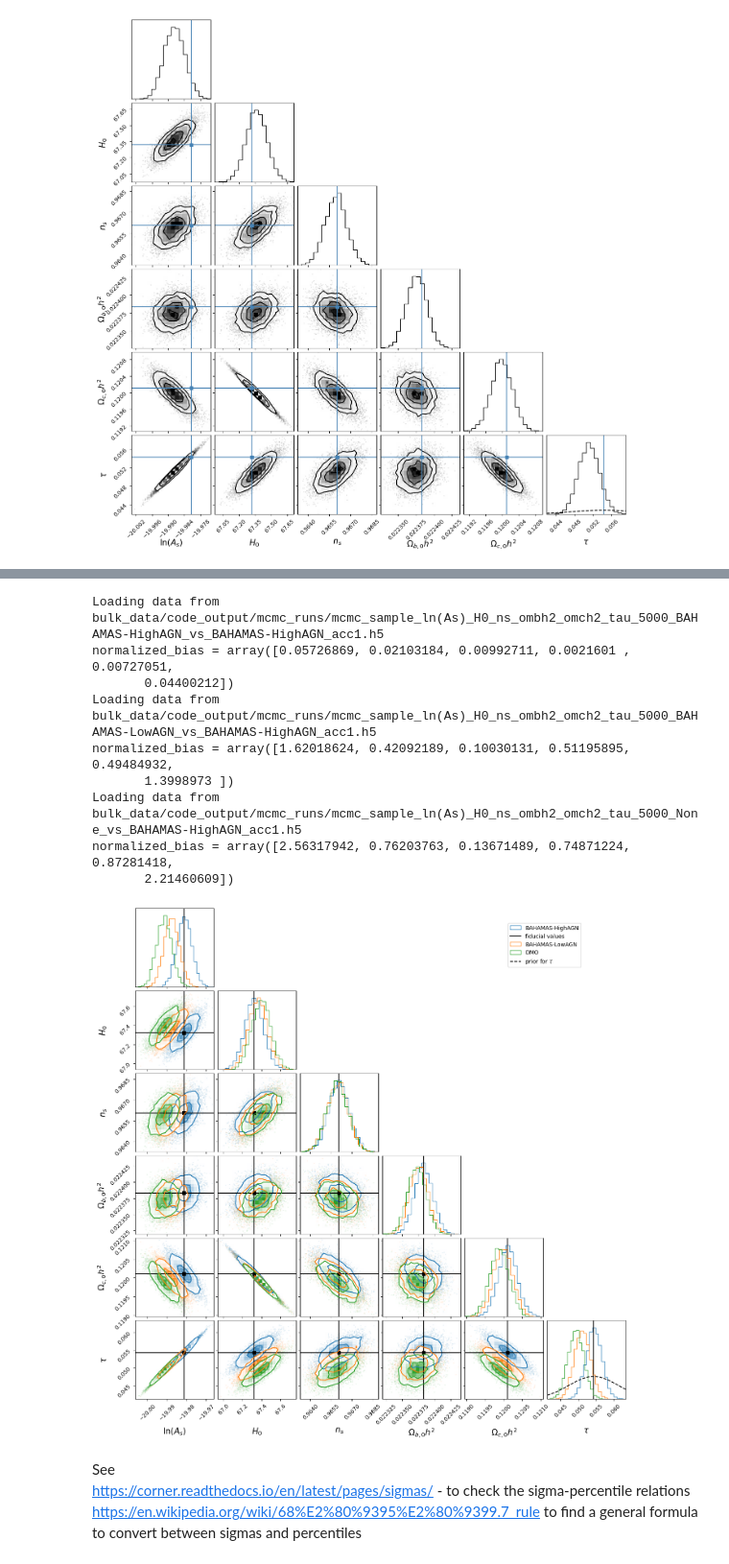
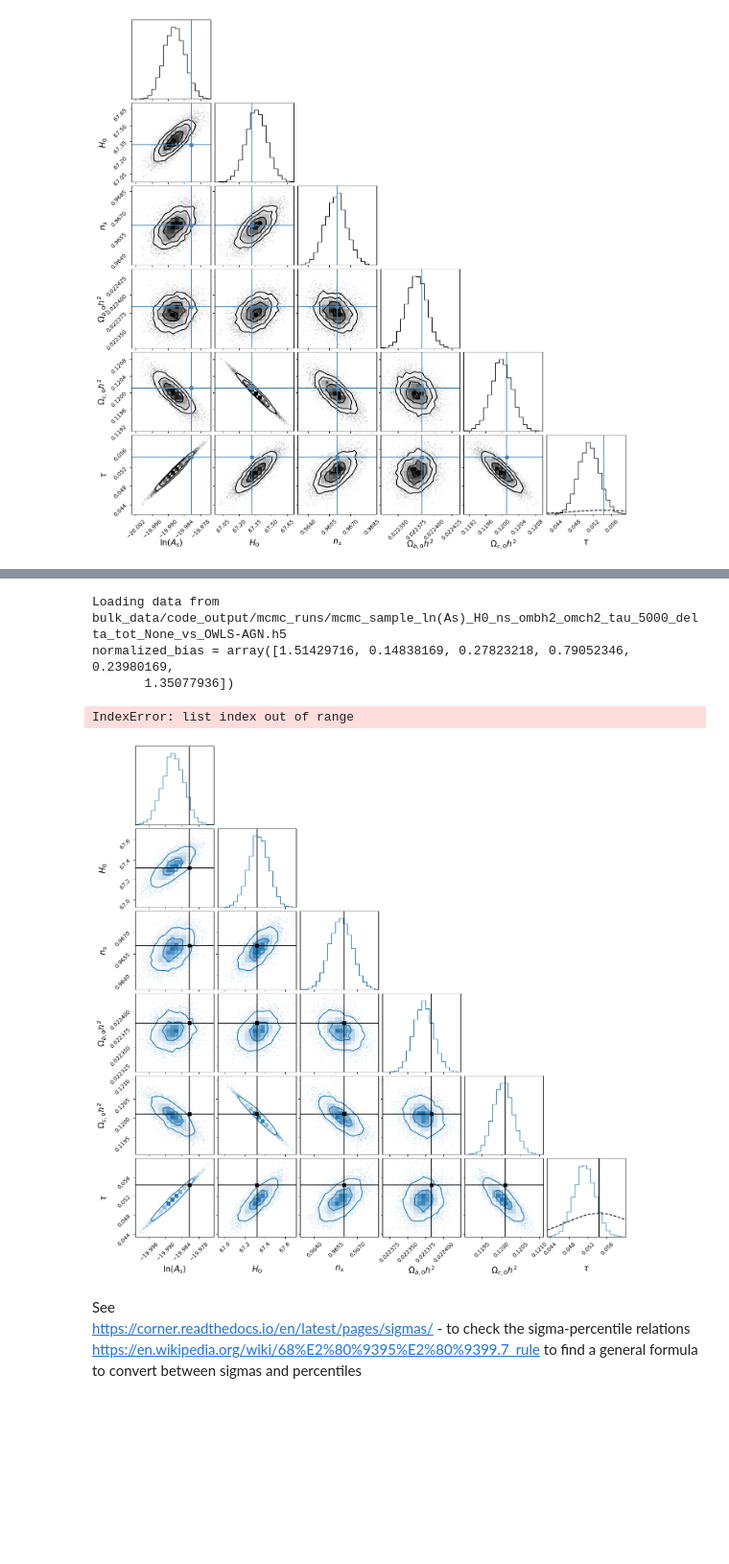
Before and after one commit to Yodo9000/baryonic-feedback-CAMB, a Jupyter notebook: plots_and_mc_progress.ipynb, the cells around one changed output, grey strips where cells are left out. Shown at 96% size. Cells and saved outputs as stored; diff of their text form; code cells hidden in the pictures; blank space fills up the shorter version.

```diff
--- a/plots_and_mc_progress.ipynb
+++ b/plots_and_mc_progress.ipynb
@@ -49,16 +52,16 @@ parameters_latex = {
                   "HMCode_A_baryon":r"A",
                   "HMCode_eta_baryon":r"\eta_0"}
 # %%
-model = "BAHAMAS-LowAGN"
-#model = None
+model = "OWLS-AGN"
+model = None
 #filename = f"mcmc_sample_H0_ombh2_omch2_tau_log(As)_ns_5000_delta_tot_{model}.h5"
 # filename = f"mcmc_sample_tau_H0_ombh2_omch2_ln(As)_ns_5000_delta_tot_{model}_new.h5"
 # filename = f"mcmc_sample_tau_H0_ombh2_omch2_ns_ln(As)_5000_delta_tot_{model}_new.h5"
 #filename = f"mcmc_sample_ln(As)_H0_ns_ombh2_omch2_tau_5000_delta_tot_{model}_new.h5"
 #filename = "mcmc_sample_H0_ombh2_omch2_tau_log(As)_ns_5000_delta_tot_BAHAMAS-HighAGN.h5"
 filename = f"mcmc_sample_ln(As)_H0_ns_ombh2_omch2_tau_5000_delta_tot_{model}_vs_BAHAMAS-HighAGN.h5"
-#filename = f"mcmc_sample_ln(As)_H0_ns_ombh2_omch2_tau_5000_delta_tot_{model}_vs_OWLS-AGN.h5"
-filename = f"mcmc_sample_ln(As)_H0_ns_ombh2_omch2_tau_5000_{model}_vs_BAHAMAS-HighAGN_acc1.h5"
+filename = f"mcmc_sample_ln(As)_H0_ns_ombh2_omch2_tau_5000_{model}_vs_OWLS-AGN_acc0_new.h5"
+#filename = f"mcmc_sample_ln(As)_H0_ns_ombh2_omch2_tau_5000_{model}_vs_BAHAMAS-HighAGN_acc2_new.h5"
 
 sampler = emcee.backends.HDFBackend(mcmc_folder+filename)
 samples = sampler.get_chain()
@@ -98,7 +101,8 @@ frames[-1].set_xlabel("step number")
 tau = sampler.get_autocorr_time(tol=0) # steps for the walker's positions to be uncorrelated with their initial positions
 print(f'autocorrelation time = {tau}')
 print(f'Sampler is estimated to terminate at {50*tau.max():.1f} iterations.')
-print(f'Estimated time left: {20*(50*tau.max() - len(samples))/60:.2f} min')
+seconds_per_iteration = 20 # edit as needed
+print(f'Estimated time left (based on {seconds_per_iteration} s/i): {seconds_per_iteration*(50*tau.max() - len(samples))/60:.2f} min')
 
 discard = int(3*tau.max())
 [frame.axvline(discard) for frame in frames]
@@ -109,7 +113,7 @@ flatten = True
 #flat_samples_orig = sampler.get_chain(discard=discard, thin=thin, flat=flatten)
 
 # rewrite get_chain to use the modified samples:
-flat_samples = samples[discard::thin]
+flat_samples = samples[discard::thin] # note that the variable name is a bit misleading
 if flatten:
     flat_samples = flat_samples.reshape((flat_samples.shape[0]*flat_samples.shape[1], flat_samples.shape[2]))
 print(f'{flat_samples.shape = }')
@@ -172,49 +176,45 @@ def get_flat_samples(filename, tol=50):
     if plot_lin_As:
         flat_samples[:,idx] = np.exp(flat_samples[:,idx])
 
     normalized_bias = abs(np.median(flat_samples, 0) - parameters_vector)/np.std(flat_samples, 0)
     print(f'{normalized_bias = }')
 
     return flat_samples
 
-generic_file_name = "mcmc_sample_ln(As)_H0_ns_ombh2_omch2_tau_5000_delta_tot_{}_vs_BAHAMAS-HighAGN.h5" # f-string
-generic_file_name = "mcmc_sample_ln(As)_H0_ns_ombh2_omch2_tau_5000_{}_vs_BAHAMAS-HighAGN_acc1.h5" # f-string
+generic_file_name = "mcmc_sample_ln(As)_H0_ns_ombh2_omch2_tau_5000_delta_tot_{}_vs_OWLS-AGN.h5" # f-string
+#generic_file_name = "mcmc_sample_ln(As)_H0_ns_ombh2_omch2_tau_5000_{}_vs_BAHAMAS-HighAGN_acc1.h5" # f-string
 
-labels = ['BAHAMAS-HighAGN', 'BAHAMAS-LowAGN', 'None']
-sigmas = np.array([1, 2])
+#labels = ['BAHAMAS-HighAGN', 'BAHAMAS-LowAGN', 'None']
+labels = ['None']
+sigmas = np.array([1, 2]) # default contour lines are for 0.5-2 sigma in steps of 0.5 sigma
 levels = 1 - np.exp(-(sigmas)**2/2) # note that this is different to the formula for 1d-sigmas
 plot_lin_As = False # set to True to compare the normalized bias to McCarthy
 
 if plot_lin_As:
     parameter_labels[idx] = '$A_s$' # idx is taken from previous cells, same as paramter_labels
     parameters_vector[idx] =  parameters_dict["As"]
 else:
     parameter_labels[idx] = r'$\ln(A_s)$'
     parameters_vector[idx] =  parameters_dict["ln(As)"]
 
-# default contour lines are for 0.5-2 sigma in steps of 0.5 sigma
 fig = corner.corner(get_flat_samples(mcmc_folder + generic_file_name.format(labels[0])), levels=levels, labels=parameter_labels, labelpad=0.05, truths=parameters_vector, truth_color='k', color=f'C0', hist_kwargs={'density':True})
 [corner.corner(get_flat_samples(mcmc_folder + generic_file_name.format(model)), levels=levels, labels=parameter_labels, labelpad=0.05, fig=fig, truth_color='k', color=f'C{i+1}', hist_kwargs={'density':True}) for i, model in enumerate(labels[1:])] # omit truths here, otherwise it appears in the legend multiple times
 
 # add prior to posterior plot of tau:
 sigma = 0.007
 frame = fig.axes[-1] # not generic
 x = np.linspace(*frame.get_xlim(), 100)
 frame.plot(x, (2*np.pi*sigma**2)**-0.5 * np.exp(-(x - parameters_dict["tau"])**2 /2/sigma**2), c='k', ls='--')
 
 frame.legend([labels[0], 'fiducial values', labels[1], 'DMO', r'prior for $\tau$'], loc=(-0.5, 5.5)) # not generic
-fig.savefig(figures_folder+'overlayed_corner_plots')
+#fig.savefig(figures_folder+'overlayed_corner_plots')
+#fig.savefig(figures_folder+'overlayed_corner_plots', format='pdf')
 # %% [output]
-Loading data from bulk_data/code_output/mcmc_runs/mcmc_sample_ln(As)_H0_ns_ombh2_omch2_tau_5000_BAHAMAS-HighAGN_vs_BAHAMAS-HighAGN_acc1.h5
-normalized_bias = array([0.05726869, 0.02103184, 0.00992711, 0.0021601 , 0.00727051,
-       0.04400212])
-Loading data from bulk_data/code_output/mcmc_runs/mcmc_sample_ln(As)_H0_ns_ombh2_omch2_tau_5000_BAHAMAS-LowAGN_vs_BAHAMAS-HighAGN_acc1.h5
-normalized_bias = array([1.62018624, 0.42092189, 0.10030131, 0.51195895, 0.49484932,
-       1.3998973 ])
-Loading data from bulk_data/code_output/mcmc_runs/mcmc_sample_ln(As)_H0_ns_ombh2_omch2_tau_5000_None_vs_BAHAMAS-HighAGN_acc1.h5
-normalized_bias = array([2.56317942, 0.76203763, 0.13671489, 0.74871224, 0.87281418,
-       2.21460609])
+Loading data from bulk_data/code_output/mcmc_runs/mcmc_sample_ln(As)_H0_ns_ombh2_omch2_tau_5000_delta_tot_None_vs_OWLS-AGN.h5
+normalized_bias = array([1.51429716, 0.14838169, 0.27823218, 0.79052346, 0.23980169,
+       1.35077936])
+IndexError: list index out of range
-[figure, old version]
+[figure, new version]
 # %% [markdown]
 See
 https://corner.readthedocs.io/en/latest/pages/sigmas/ - to check the sigma-percentile relations
```
Also changed, not shown: parts of 9 cells of this notebook, 1 other file.
